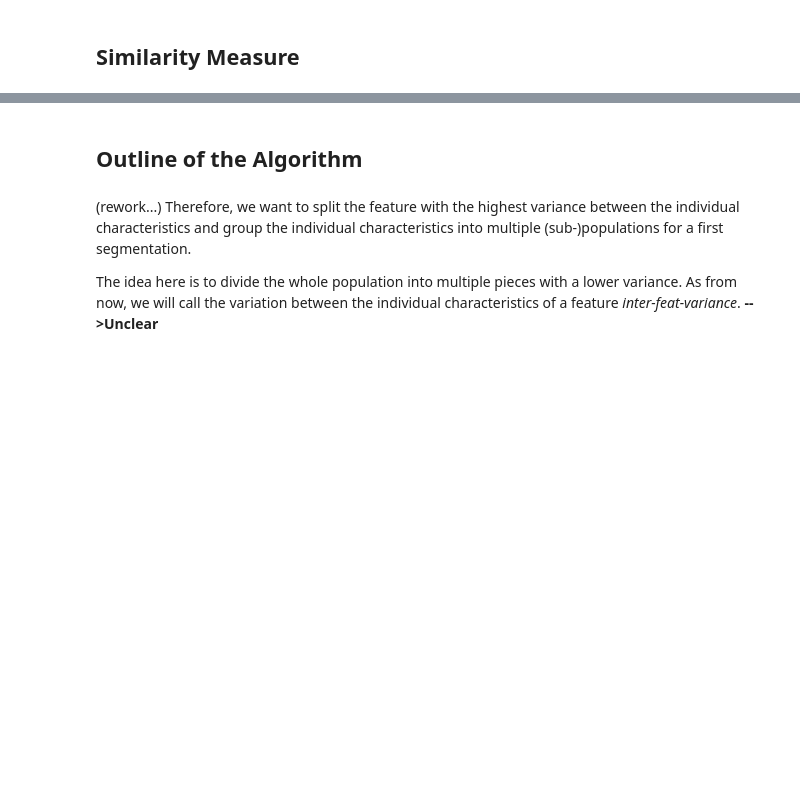
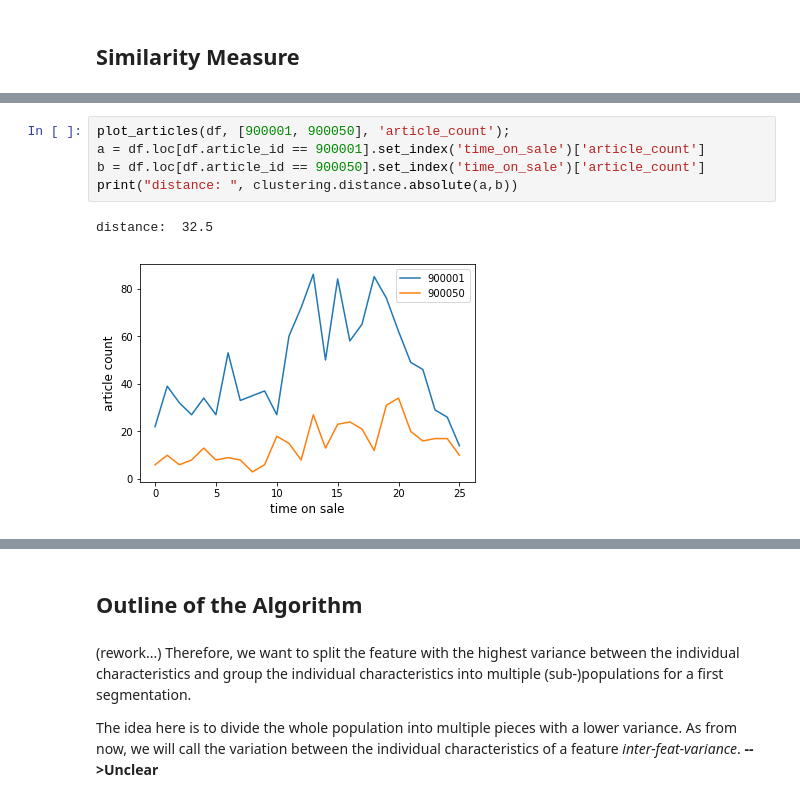
Before and after one commit to indyfree/tailor, a Jupyter notebook: notebooks/10-presentation-notebook.ipynb, the cells around one changed output, grey strips where cells are left out. Cells and saved outputs as stored; diff of their text form; blank space fills up the shorter version.

```diff
--- a/notebooks/10-presentation-notebook.ipynb
+++ b/notebooks/10-presentation-notebook.ipynb
@@ -281,0 +306,8 @@ Moreover, the variance within the cluster should be as low as possible, while th
+# %%
+plot_articles(df, [900001, 900050], 'article_count');
+a = df.loc[df.article_id == 900001].set_index('time_on_sale')['article_count']
+b = df.loc[df.article_id == 900050].set_index('time_on_sale')['article_count']
+print("distance: ", clustering.distance.absolute(a,b))
+# %% [output]
+distance:  32.5
+[figure, added]
```
Also changed, not shown: parts of 17 cells of this notebook, 1 other file.
